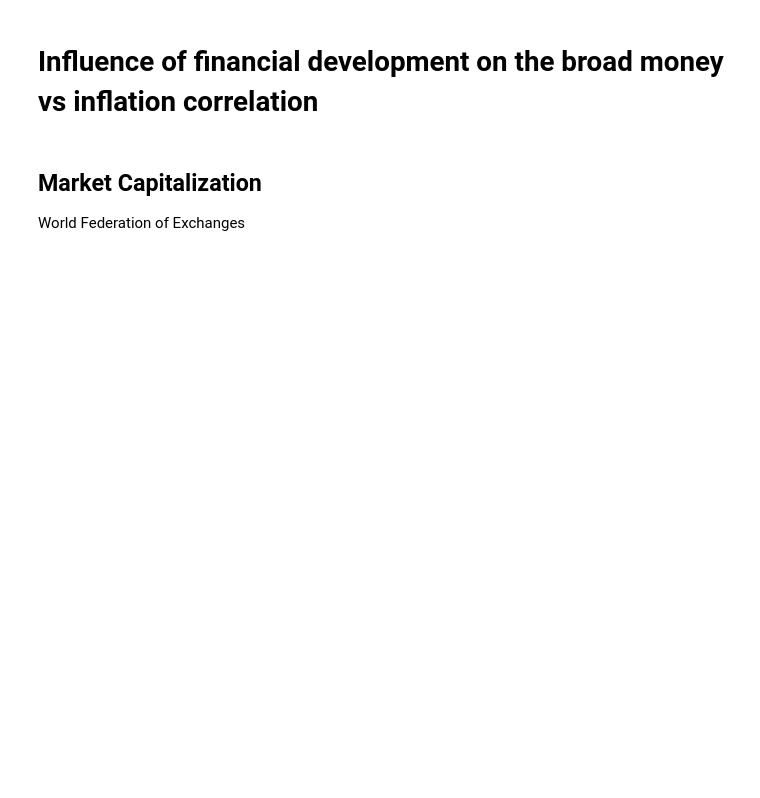
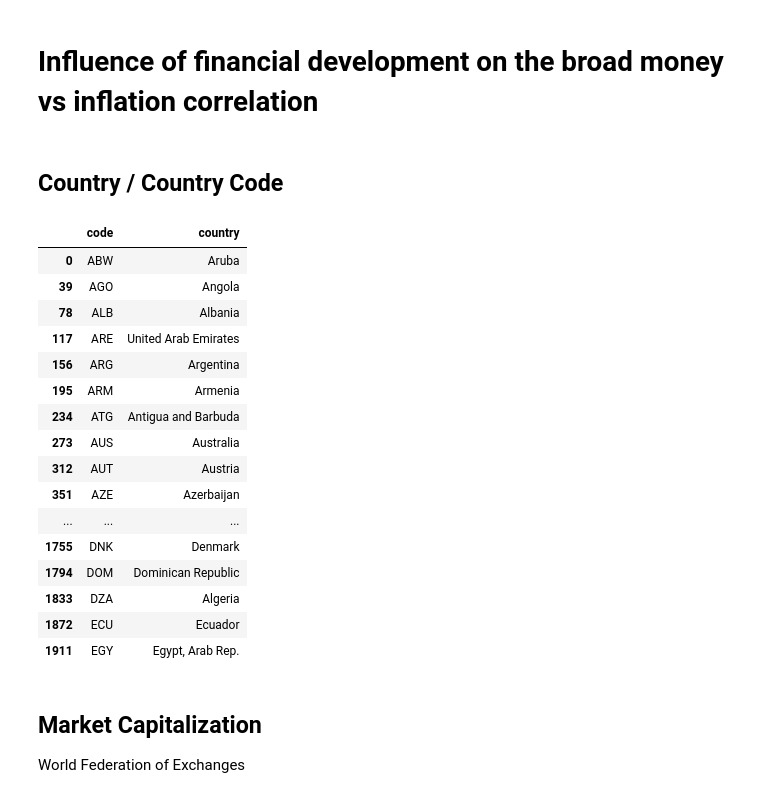
Before and after one commit to felipe-fp/corcovado, a Jupyter notebook: countries_comparison/countries.ipynb, the cells around one changed output. Saved outputs shown, nothing was run; the diff lists cells and outputs as text; code cells hidden in the pictures; blank space fills up the shorter version.

```diff
--- a/countries_comparison/countries.ipynb
+++ b/countries_comparison/countries.ipynb
@@ -3,3 +6,27 @@
+# %% [markdown]
+## Country / Country Code
+# %%
+fd_index = pd.read_csv("FD_IMF.csv",sep = ';')
+country_code = fd_index[['code','country']].drop_duplicates()
+country_code.head(50)
+# %% [output]
+|  | code | country |
+| 0 | ABW | Aruba |
+| 39 | AGO | Angola |
+| 78 | ALB | Albania |
+| 117 | ARE | United Arab Emirates |
+| 156 | ARG | Argentina |
+| 195 | ARM | Armenia |
+| 234 | ATG | Antigua and Barbuda |
+| 273 | AUS | Australia |
+| 312 | AUT | Austria |
+| 351 | AZE | Azerbaijan |
+| ... | ... | ... |
+| 1755 | DNK | Denmark |
+| 1794 | DOM | Dominican Republic |
+| 1833 | DZA | Algeria |
+| 1872 | ECU | Ecuador |
+| 1911 | EGY | Egypt, Arab Rep. |
 # %% [markdown]
 ## Market Capitalization
 World Federation of Exchanges
```
Also changed, not shown: parts of 9 cells of this notebook, 8 other files.
